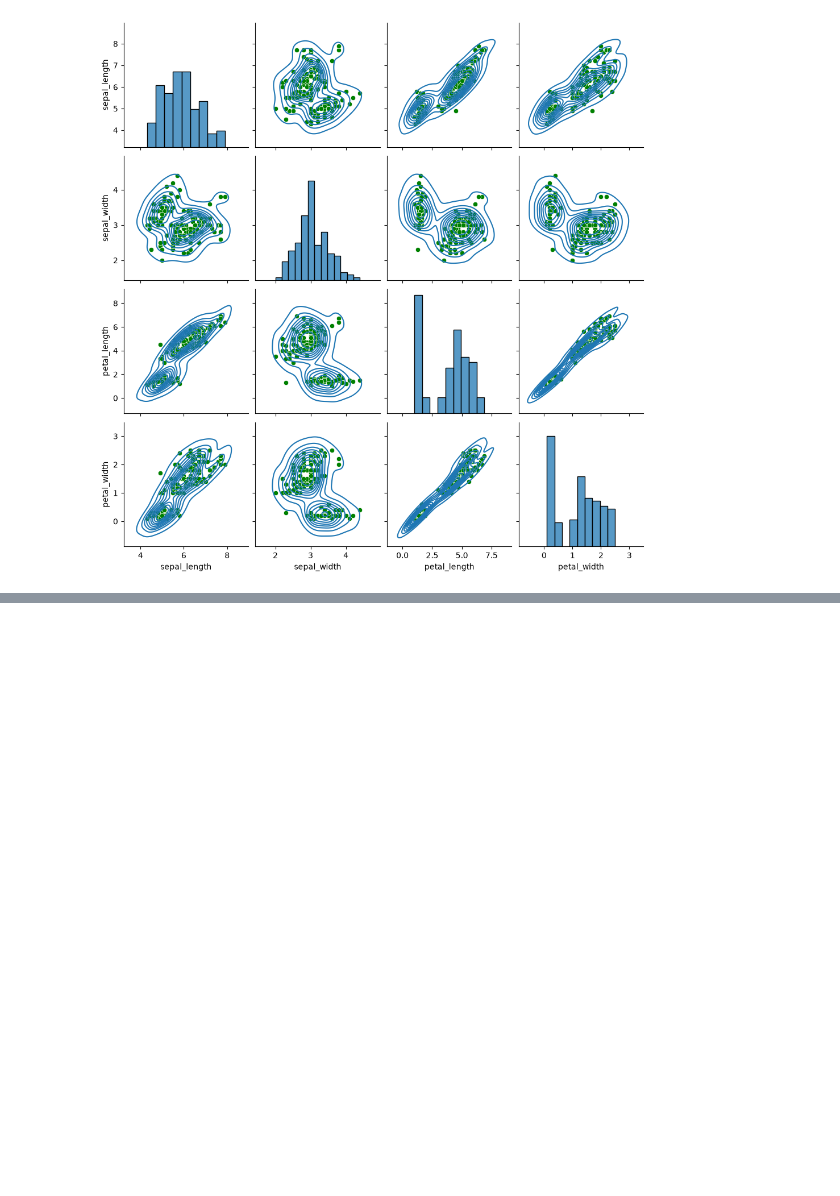
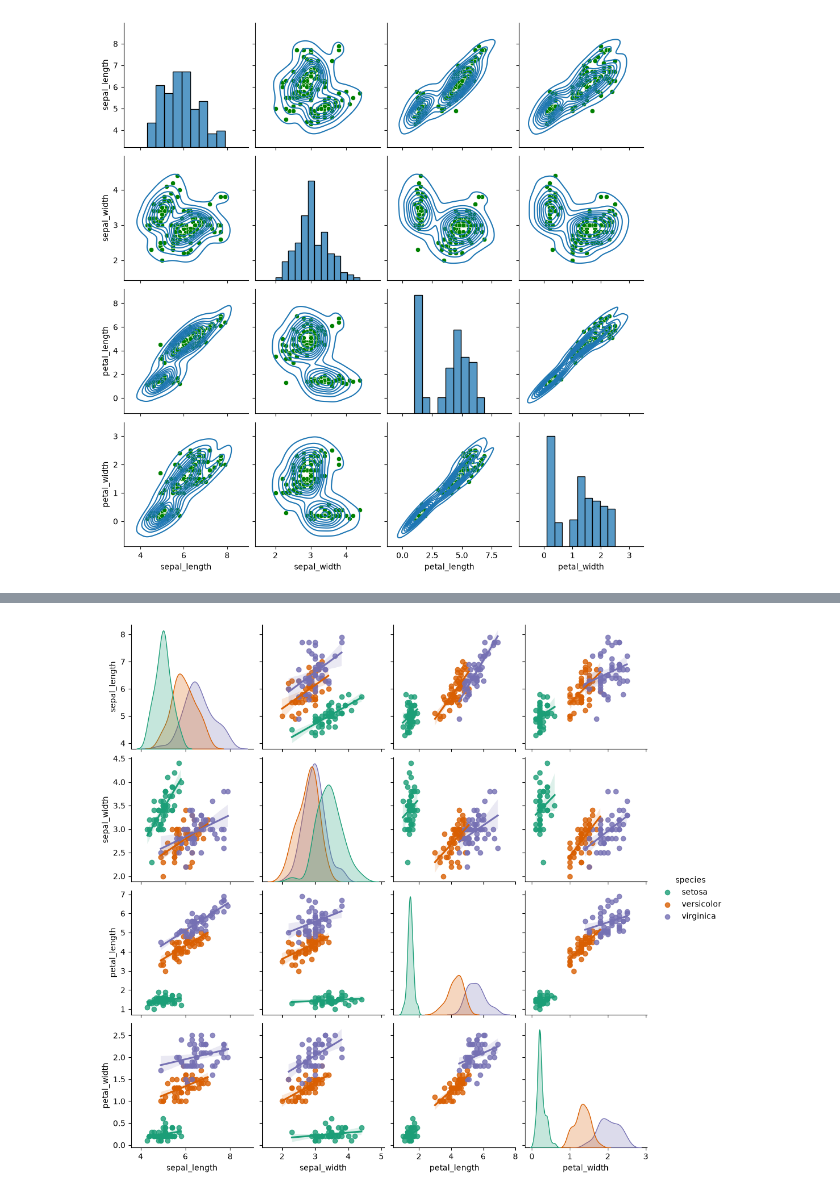
Before and after one commit to Haerulanwar05/Zero-To-ML-Engineer, a Jupyter notebook: Seaborn/seaborn_Pairplot.ipynb, the cells around one changed output, grey strips where cells are left out. Saved outputs shown, nothing was run; the diff lists cells and outputs as text; code cells hidden in the pictures; blank space fills up the shorter version.

```diff
--- a/Seaborn/seaborn_Pairplot.ipynb
+++ b/Seaborn/seaborn_Pairplot.ipynb
@@ -60,0 +72,11 @@ l.map_lower(sns.kdeplot)
+# %%
+# Menambahkan garis regresi linier pada setiap panel bivariate
+sns.pairplot(
+    data=iris,
+    hue='species',
+    kind='reg',             # Menambahkan garis regresi linier per kategori
+    palette='Dark2'
+)
+plt.show()
+# %% [output]
+[figure, added]
```
Also changed, not shown: parts of 3 cells of this notebook.
